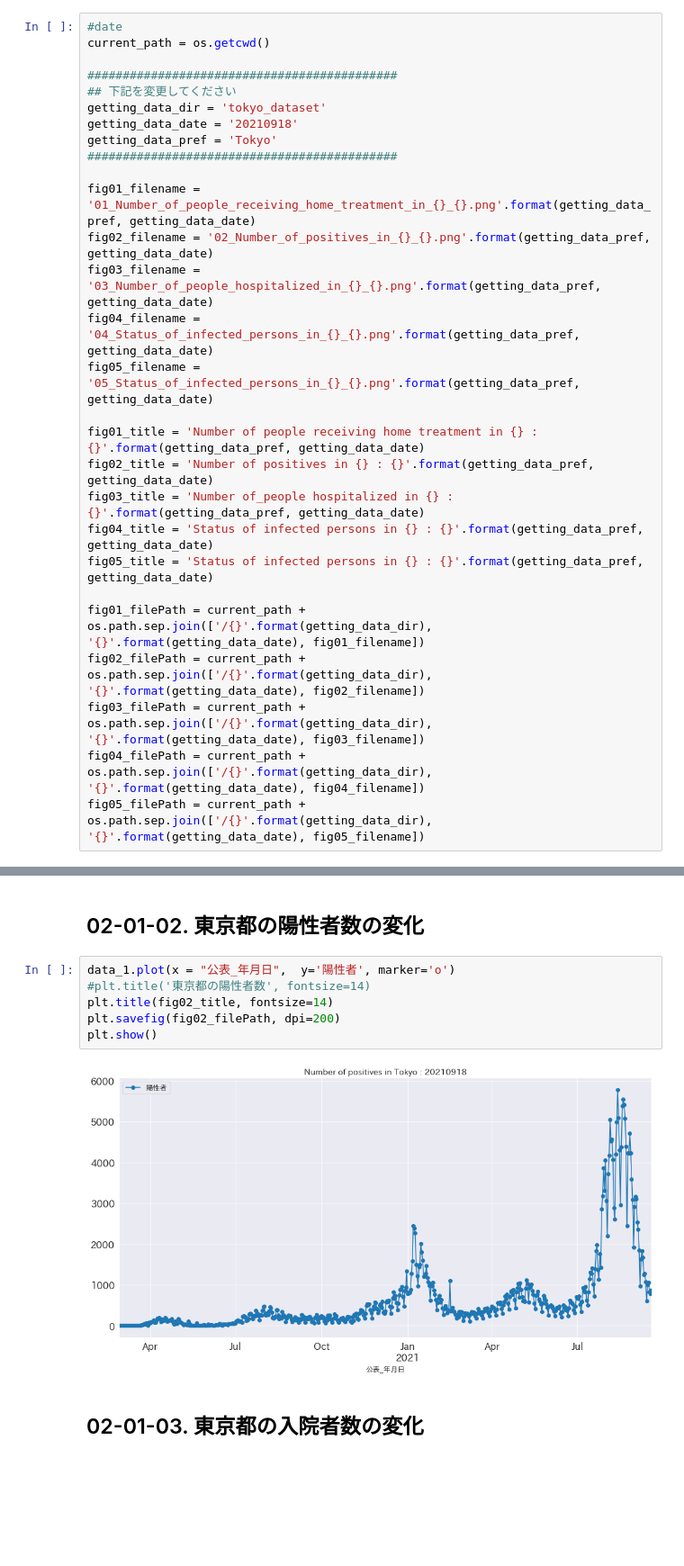
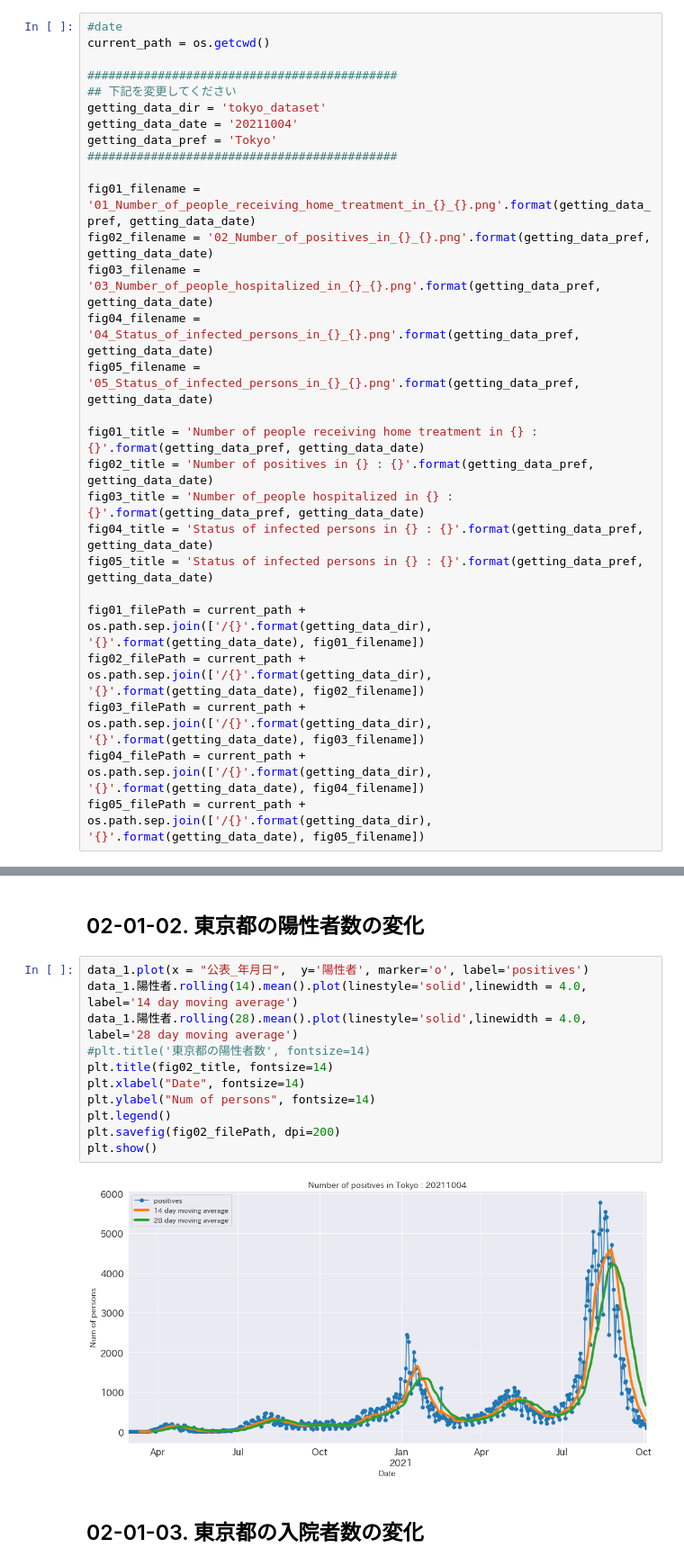
Before and after one commit to deepkick/Visualization-of-the-number-of-Covid19-infected-people-by-Python, a Jupyter notebook: 02_Tokyo_Number_of_People_Convalescing_Home.ipynb, the cells around one changed output, grey strips where cells are left out. Shown at 90% size. Cells and saved outputs as stored; diff of their text form; blank space fills up the shorter version.

```diff
--- a/02_Tokyo_Number_of_People_Convalescing_Home.ipynb
+++ b/02_Tokyo_Number_of_People_Convalescing_Home.ipynb
@@ -60,7 +60,7 @@ current_path = os.getcwd()
 ############################################
 ## 下記を変更してください
 getting_data_dir = 'tokyo_dataset'
-getting_data_date = '20210918'
+getting_data_date = '20211004'
 getting_data_pref = 'Tokyo'
 ############################################
 
@@ -236,13 +238,18 @@ plt.show()
 # %% [markdown]
 ## 02-01-02. 東京都の陽性者数の変化
 # %%
-data_1.plot(x = "公表_年月日",  y='陽性者', marker='o')
+data_1.plot(x = "公表_年月日",  y='陽性者', marker='o', label='positives')
+data_1.陽性者.rolling(14).mean().plot(linestyle='solid',linewidth = 4.0, label='14 day moving average')
+data_1.陽性者.rolling(28).mean().plot(linestyle='solid',linewidth = 4.0, label='28 day moving average')
 #plt.title('東京都の陽性者数', fontsize=14)
 plt.title(fig02_title, fontsize=14)
+plt.xlabel("Date", fontsize=14)
+plt.ylabel("Num of persons", fontsize=14)
+plt.legend()
 plt.savefig(fig02_filePath, dpi=200)
 plt.show()
 # %% [output]
-[figure, old version]
+[figure, new version]
 # %% [markdown]
 ## 02-01-03. 東京都の入院者数の変化
 # %%
```
Also changed, not shown: parts of 10 cells of this notebook, 14 other files.
